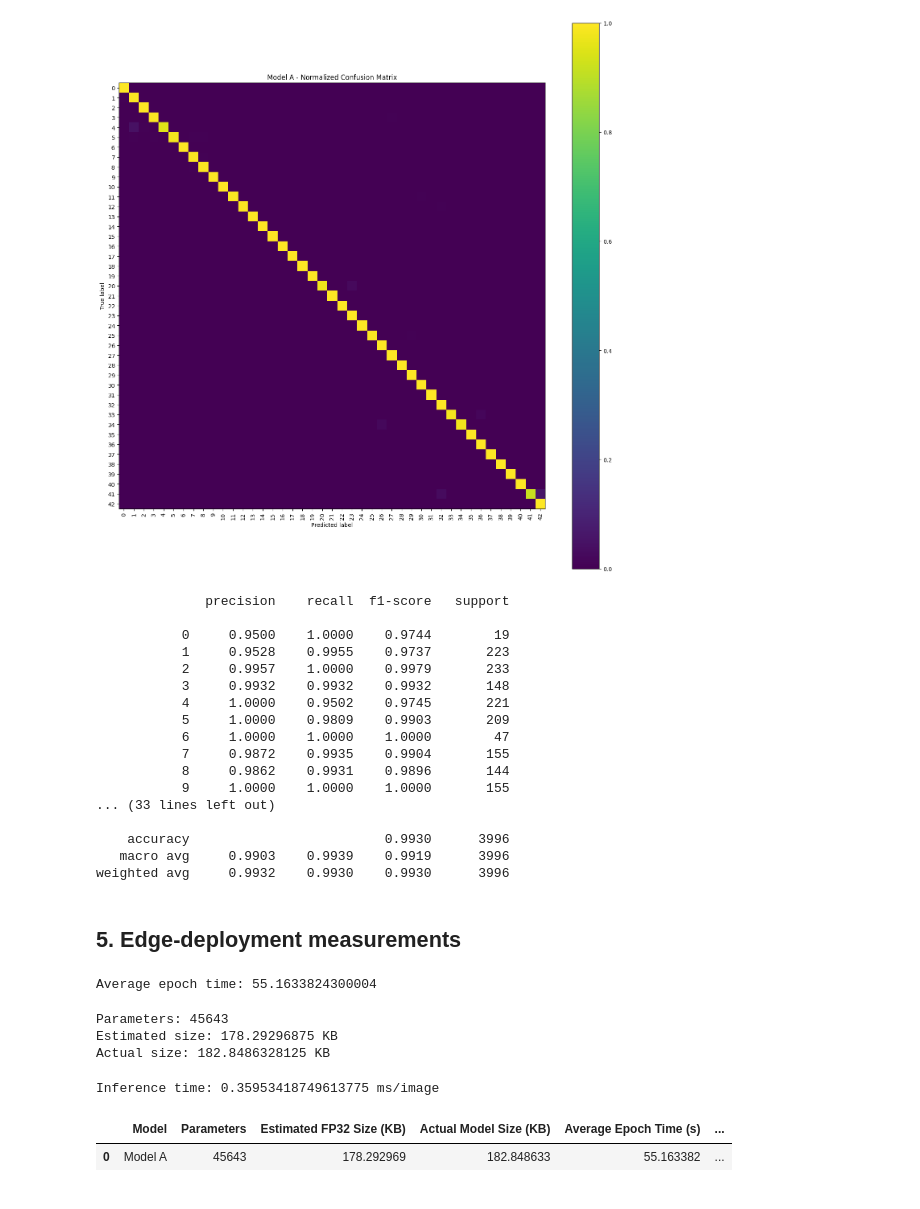
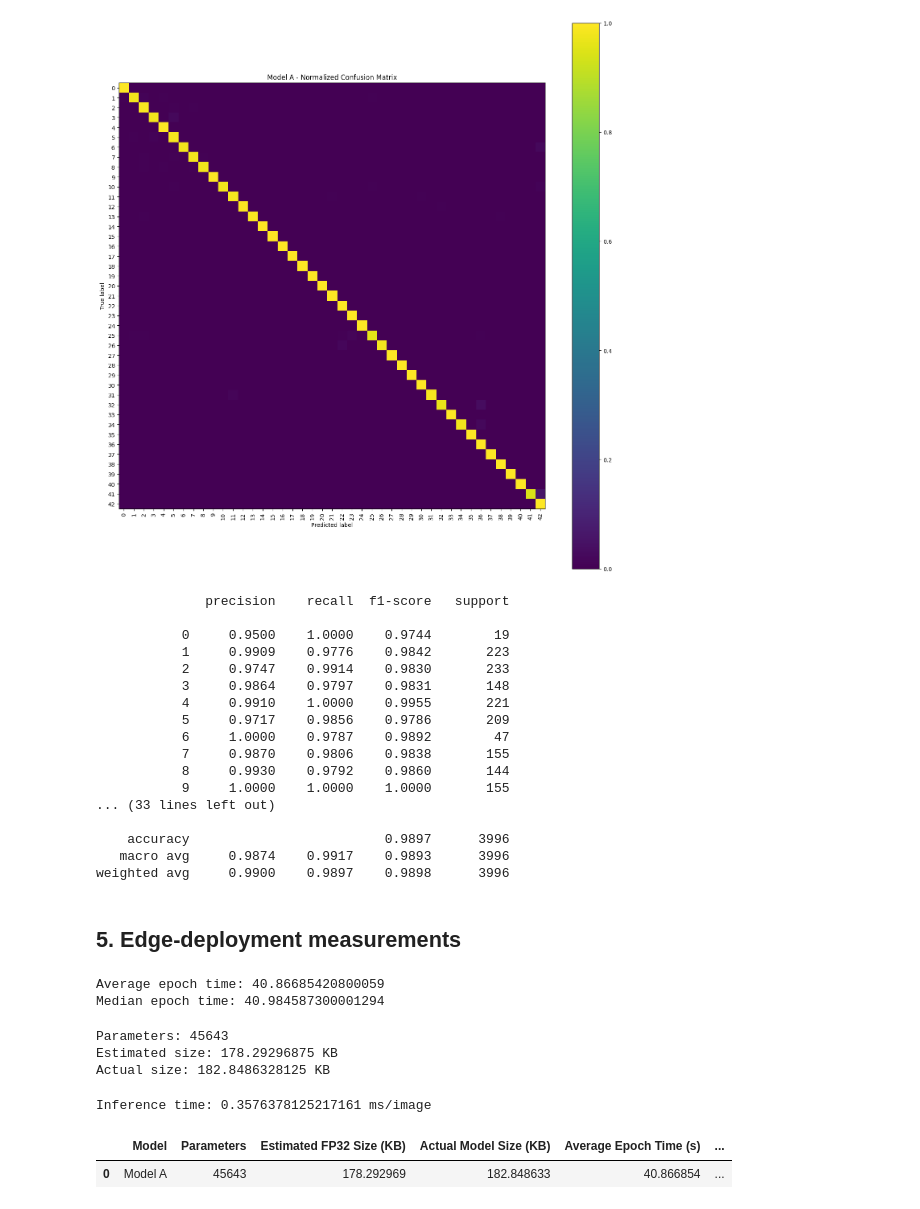
Before and after one commit to jaindusamaranayaka/EN3150-ConvNets-Image-Classifier, a Jupyter notebook: Model_A/src/ModelA.ipynb, the cells around one changed output. Cells and saved outputs as stored; diff of their text form; code cells hidden in the pictures.

```diff
--- a/Model_A/src/ModelA.ipynb
+++ b/Model_A/src/ModelA.ipynb
@@ -277,7 +291,7 @@ model_a, history_a = train_model(
     val_loader=val_loader,
     optimizer=optimizer_a,
     criterion=criterion,
-    epochs=30,
+    epochs=25,
     device=device
 )
 
@@ -346,28 +360,31 @@ np.savetxt(
               precision    recall  f1-score   support
 
            0     0.9500    1.0000    0.9744        19
-           1     0.9528    0.9955    0.9737       223
-           2     0.9957    1.0000    0.9979       233
-           3     0.9932    0.9932    0.9932       148
-           4     1.0000    0.9502    0.9745       221
-           5     1.0000    0.9809    0.9903       209
-           6     1.0000    1.0000    1.0000        47
-           7     0.9872    0.9935    0.9904       155
-           8     0.9862    0.9931    0.9896       144
+           1     0.9909    0.9776    0.9842       223
+           2     0.9747    0.9914    0.9830       233
+           3     0.9864    0.9797    0.9831       148
+           4     0.9910    1.0000    0.9955       221
+           5     0.9717    0.9856    0.9786       209
+           6     1.0000    0.9787    0.9892        47
+           7     0.9870    0.9806    0.9838       155
+           8     0.9930    0.9792    0.9860       144
            9     1.0000    1.0000    1.0000       155
 ... (33 lines left out)
 
-    accuracy                         0.9930      3996
-   macro avg     0.9903    0.9939    0.9919      3996
-weighted avg     0.9932    0.9930    0.9930      3996
+    accuracy                         0.9897      3996
+   macro avg     0.9874    0.9917    0.9893      3996
+weighted avg     0.9900    0.9897    0.9898      3996
 # %% [markdown]
 ## 5. Edge-deployment measurements
 # %%
 average_epoch_time_a = np.mean(history_a["epoch_time"])
+median_epoch_time_a = np.median(history_a["epoch_time"])
 
 print("Average epoch time:", average_epoch_time_a)
+print("Median epoch time:", median_epoch_time_a)
 # %% [output]
-Average epoch time: 55.1633824300004
+Average epoch time: 40.86685420800059
+Median epoch time: 40.984587300001294
 # %%
 parameters_a = total_parameters(model_a)
 
@@ -389,25 +406,26 @@ inference_time_a = measure_inference_time(model_a, test_loader, device)
 
 print("Inference time:", inference_time_a, "ms/image")
 # %% [output]
-Inference time: 0.35953418749613775 ms/image
+Inference time: 0.3576378125217161 ms/image
 # %%
 model_a_results = {
     "Model": "Model A",
     "Parameters": parameters_a,
     "Estimated FP32 Size (KB)": estimated_size_a,
     "Actual Model Size (KB)": actual_size_a,
     "Average Epoch Time (s)": average_epoch_time_a,
+    "Median Epoch Time (s)": median_epoch_time_a,
     "Inference Time (ms/image)": inference_time_a,
     "Test Accuracy": metrics_a["Test Accuracy"],
     "Macro Precision": metrics_a["Macro Precision"],
     "Macro Recall": metrics_a["Macro Recall"]
 }
 
 model_a_df = pd.DataFrame([model_a_results])
 
 model_a_df.to_csv(METRICS_DIR / "model_a_metrics.csv", index=False)
 
 model_a_df
 # %% [output]
 |  | Model | Parameters | Estimated FP32 Size (KB) | Actual Model Size (KB) | Average Epoch Time (s) | ... |
-| 0 | Model A | 45643 | 178.292969 | 182.848633 | 55.163382 | ... |
+| 0 | Model A | 45643 | 178.292969 | 182.848633 | 40.866854 | ... |
```
Also changed, not shown: parts of 7 cells of this notebook, 18 other files.
